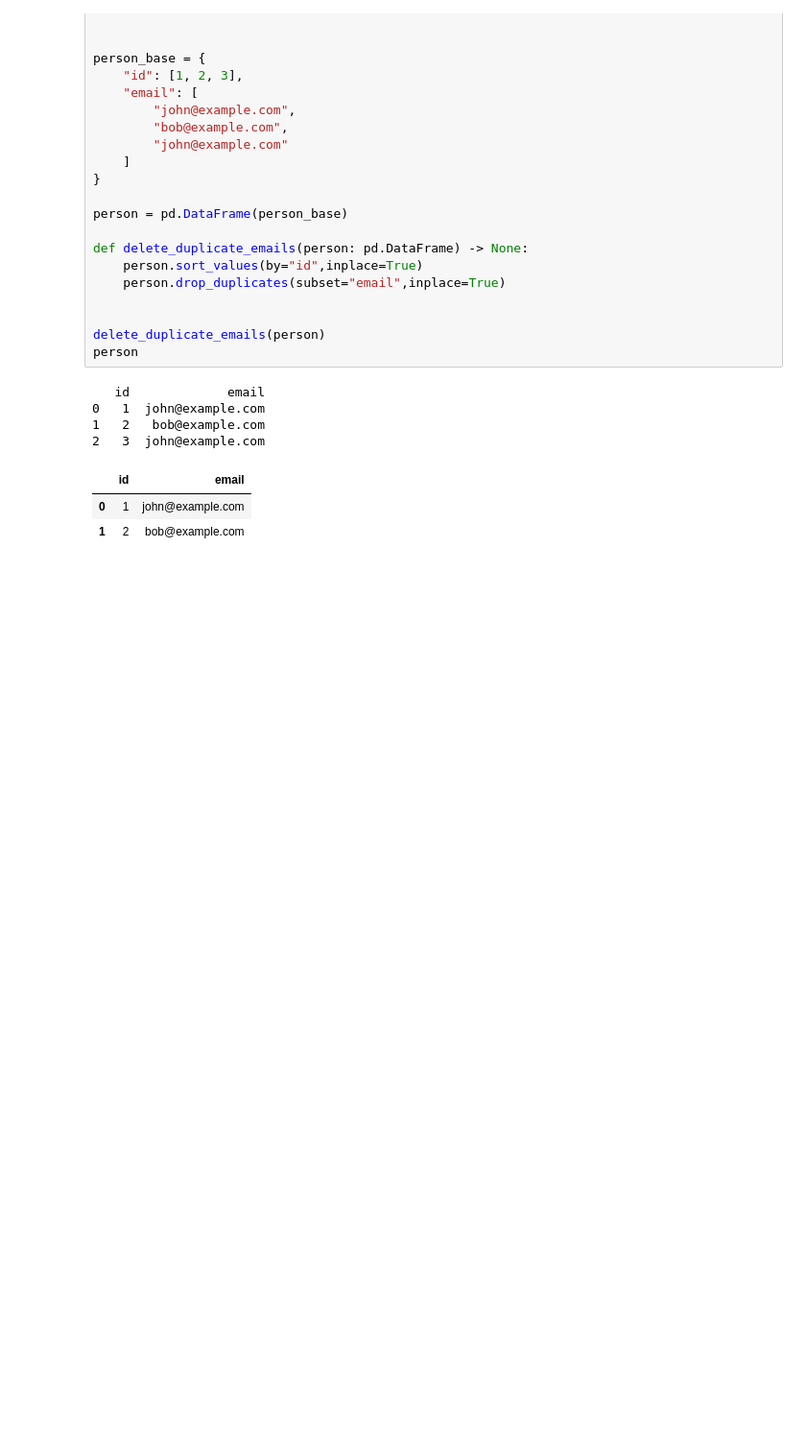
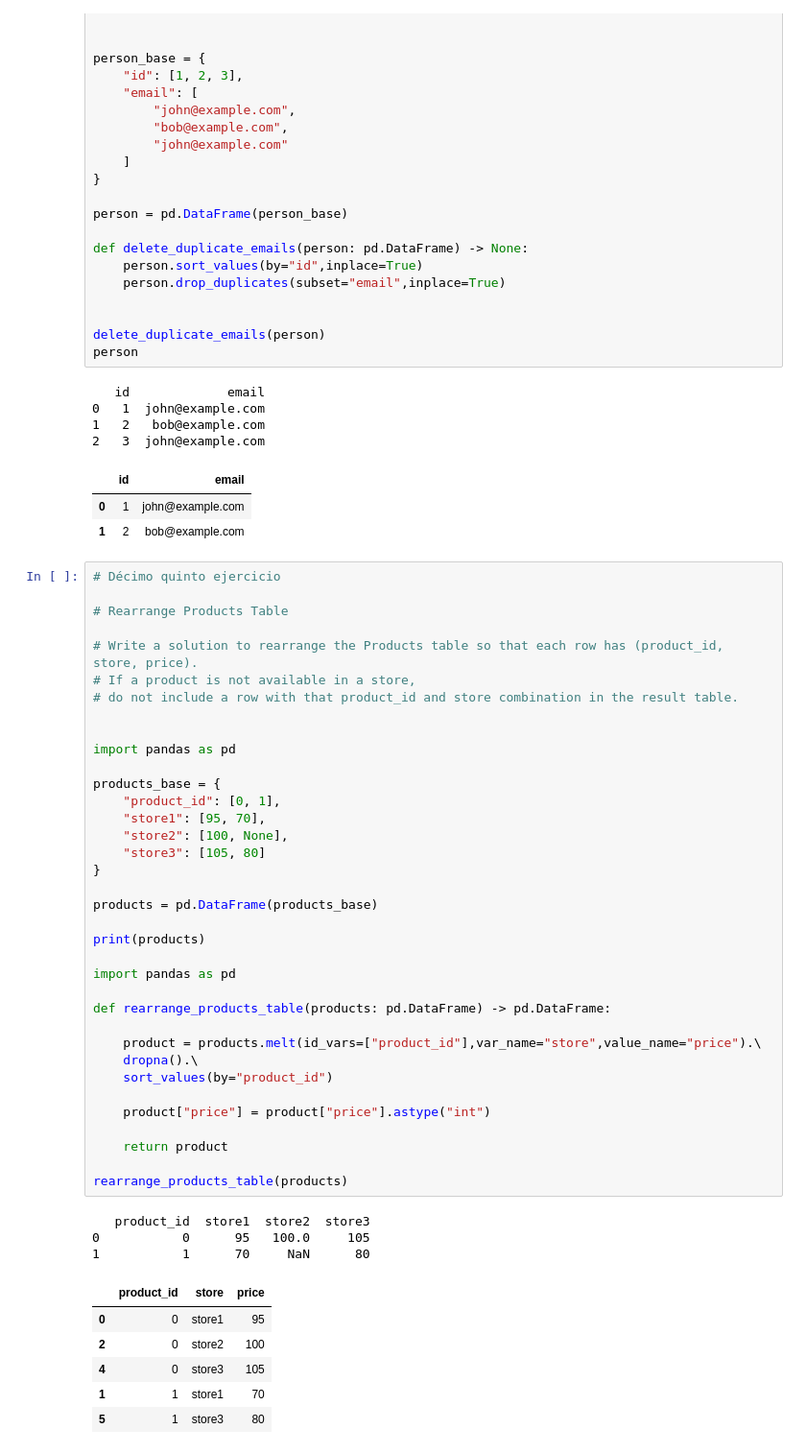
Before and after one commit to juancarvajal-hub/30-days-panda, a Jupyter notebook: 30_days-of_panda.ipynb, the cells around one changed output. Shown at 96% size. Cells and saved outputs as stored; diff of their text form; blank space fills up the shorter version.

Commit message:
Décimo quinto ejercicio

```diff
--- a/30_days-of_panda.ipynb
+++ b/30_days-of_panda.ipynb
@@ -515,3 +515,49 @@ person
 |  | id | email |
 | 0 | 1 | john@example.com |
 | 1 | 2 | bob@example.com |
+# %%
+# Décimo quinto ejercicio
+
+# Rearrange Products Table
+
+# Write a solution to rearrange the Products table so that each row has (product_id, store, price).
+# If a product is not available in a store,
+# do not include a row with that product_id and store combination in the result table.
+
+
+import pandas as pd
+
+products_base = {
+    "product_id": [0, 1],
+    "store1": [95, 70],
+    "store2": [100, None],
+    "store3": [105, 80]
+}
+
+products = pd.DataFrame(products_base)
+
+print(products)
+
+import pandas as pd
+
+def rearrange_products_table(products: pd.DataFrame) -> pd.DataFrame:
+
+    product = products.melt(id_vars=["product_id"],var_name="store",value_name="price").\
+    dropna().\
+    sort_values(by="product_id")
+
+    product["price"] = product["price"].astype("int")
+
+    return product
+
+rearrange_products_table(products)
+# %% [output]
+   product_id  store1  store2  store3
+0           0      95   100.0     105
+1           1      70     NaN      80
+|  | product_id | store | price |
+| 0 | 0 | store1 | 95 |
+| 2 | 0 | store2 | 100 |
+| 4 | 0 | store3 | 105 |
+| 1 | 1 | store1 | 70 |
+| 5 | 1 | store3 | 80 |
```
